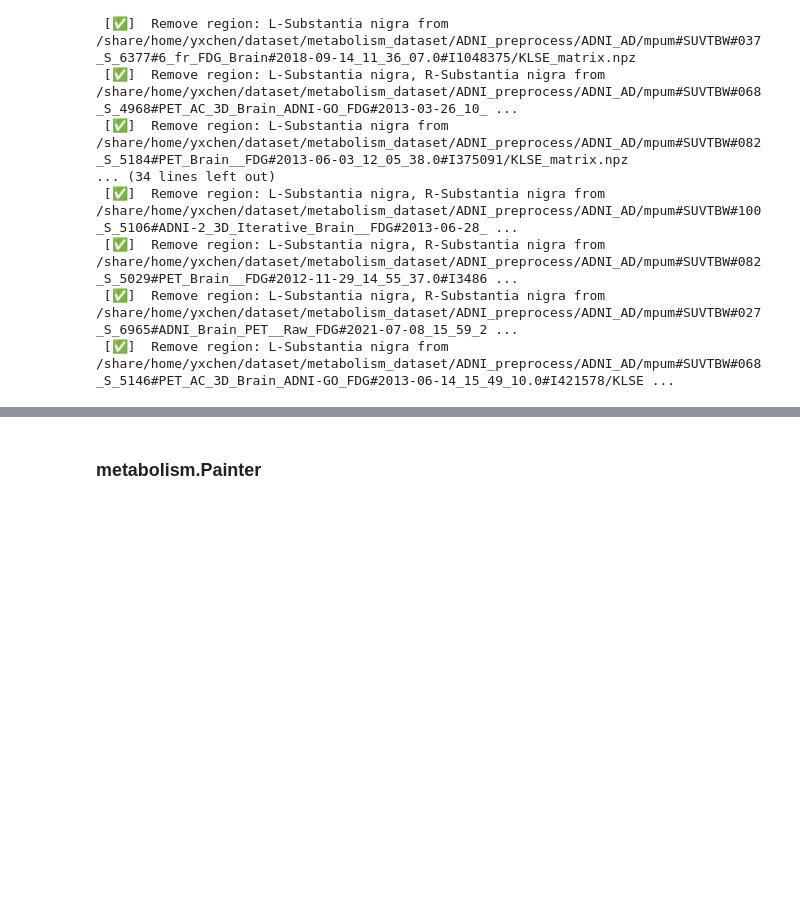
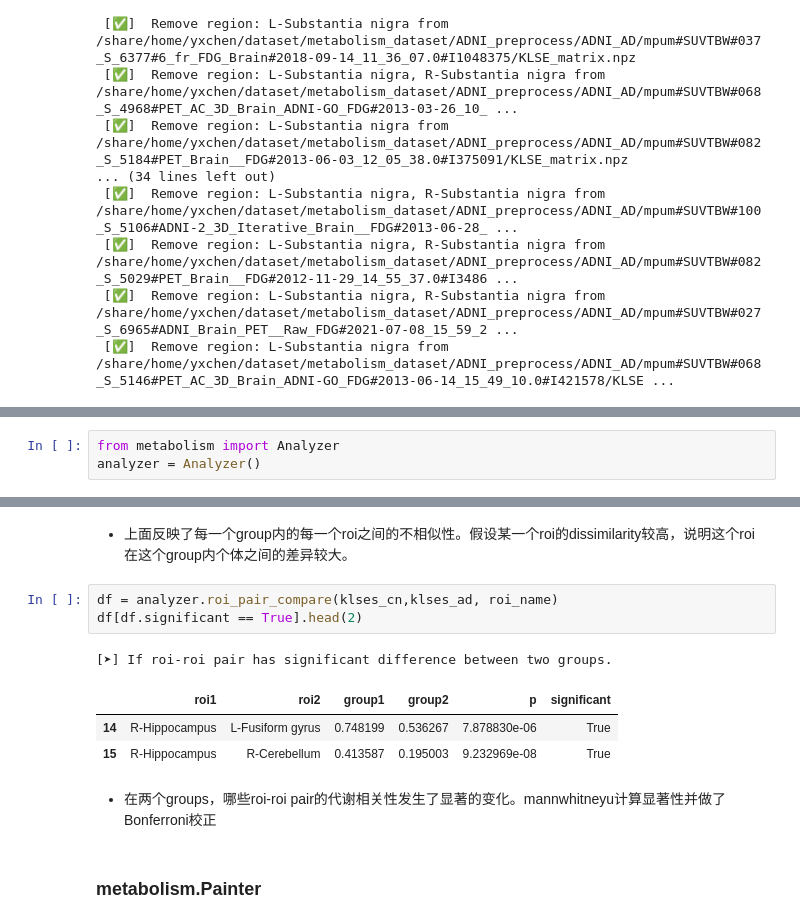
Before and after one commit to YixinChen-AI/metabolism, a Jupyter notebook: tutorial.ipynb, the cells around one changed output, grey strips where cells are left out. Saved outputs shown, nothing was run; the diff lists cells and outputs as text; blank space fills up the shorter version.

```diff
--- a/tutorial.ipynb
+++ b/tutorial.ipynb
@@ -214,0 +241,3 @@ This method need one suv to create network !!
+# %%
+from metabolism import Analyzer
+analyzer = Analyzer()
@@ -215,3 +257,15 @@ This method need one suv to create network !!
+# %% [markdown]
+- 上面反映了每一个group内的每一个roi之间的不相似性。假设某一个roi的dissimilarity较高，说明这个roi在这个group内个体之间的差异较大。
+# %%
+df = analyzer.roi_pair_compare(klses_cn,klses_ad, roi_name)
+df[df.significant == True].head(2)
+# %% [output]
+[➤] If roi-roi pair has significant difference between two groups.
+|  | roi1 | roi2 | group1 | group2 | p | significant |
+| 14 | R-Hippocampus | L-Fusiform gyrus | 0.748199 | 0.536267 | 7.878830e-06 | True |
+| 15 | R-Hippocampus | R-Cerebellum | 0.413587 | 0.195003 | 9.232969e-08 | True |
+# %% [markdown]
+- 在两个groups，哪些roi-roi pair的代谢相关性发生了显著的变化。mannwhitneyu计算显著性并做了Bonferroni校正
 # %% [markdown]
 ### metabolism.Painter
 # %%
```
Also changed, not shown: parts of 11 cells of this notebook.
